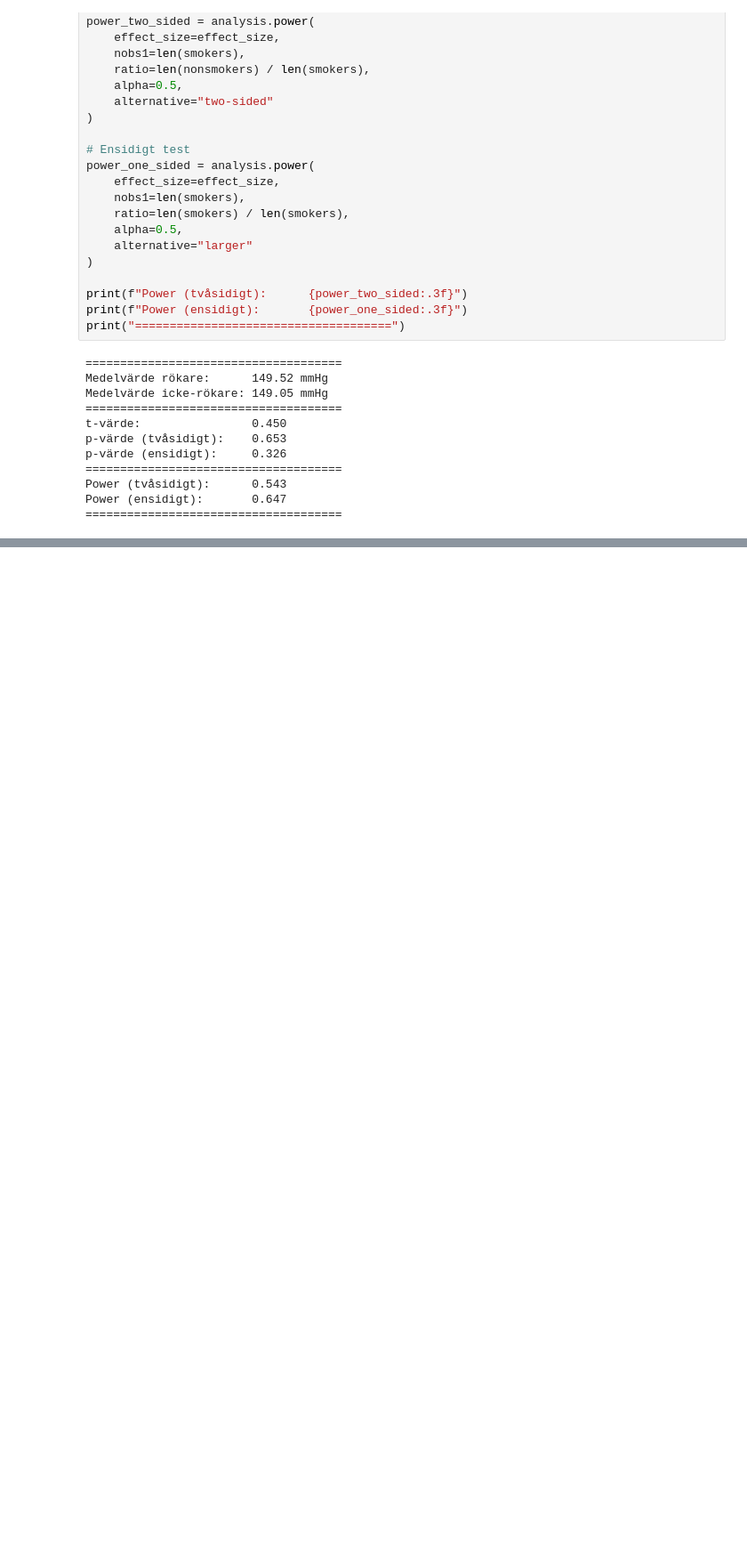
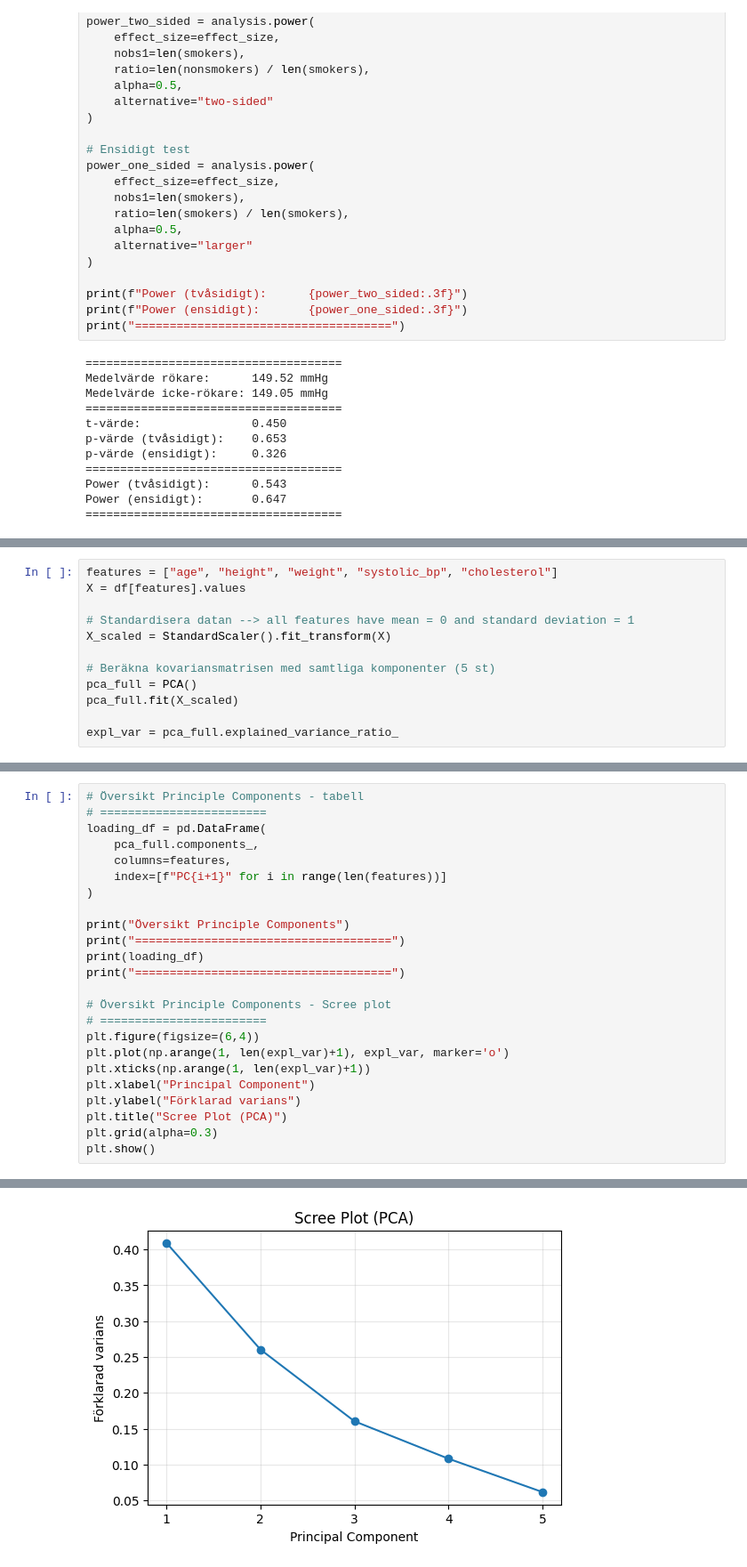
Before and after one commit to belson-h/Project---Health-Study, a Jupyter notebook: study_report.ipynb, the cells around one changed output, grey strips where cells are left out. Shown at 89% size. Cells and saved outputs as stored; diff of their text form; blank space fills up the shorter version.

```diff
--- a/study_report.ipynb
+++ b/study_report.ipynb
@@ -396,0 +458,12 @@ Det **tvåsidiga p-värdet** (0.653) är mycket högt, vilket betyder att vi har
+# %%
+features = ["age", "height", "weight", "systolic_bp", "cholesterol"]
+X = df[features].values
+
+# Standardisera datan --> all features have mean = 0 and standard deviation = 1
+X_scaled = StandardScaler().fit_transform(X)
+
+# Beräkna kovariansmatrisen med samtliga komponenter (5 st)
+pca_full = PCA()
+pca_full.fit(X_scaled)
+
+expl_var = pca_full.explained_variance_ratio_
@@ -396,0 +473,25 @@ Det **tvåsidiga p-värdet** (0.653) är mycket högt, vilket betyder att vi har
+# %%
+# Översikt Principle Components - tabell
+# ========================
+loading_df = pd.DataFrame(
+    pca_full.components_,
+    columns=features,
+    index=[f"PC{i+1}" for i in range(len(features))]
+)
+
+print("Översikt Principle Components")
+print("=====================================")
+print(loading_df)
+print("=====================================")
+
+# Översikt Principle Components - Scree plot
+# ========================
+plt.figure(figsize=(6,4))
+plt.plot(np.arange(1, len(expl_var)+1), expl_var, marker='o')
+plt.xticks(np.arange(1, len(expl_var)+1))
+plt.xlabel("Principal Component")
+plt.ylabel("Förklarad varians")
+plt.title("Scree Plot (PCA)")
+plt.grid(alpha=0.3)
+plt.show()
+# %% [output]
@@ -396,0 +507 @@ Det **tvåsidiga p-värdet** (0.653) är mycket högt, vilket betyder att vi har
+[figure, added]
```
Also changed, not shown: parts of 15 cells of this notebook.
